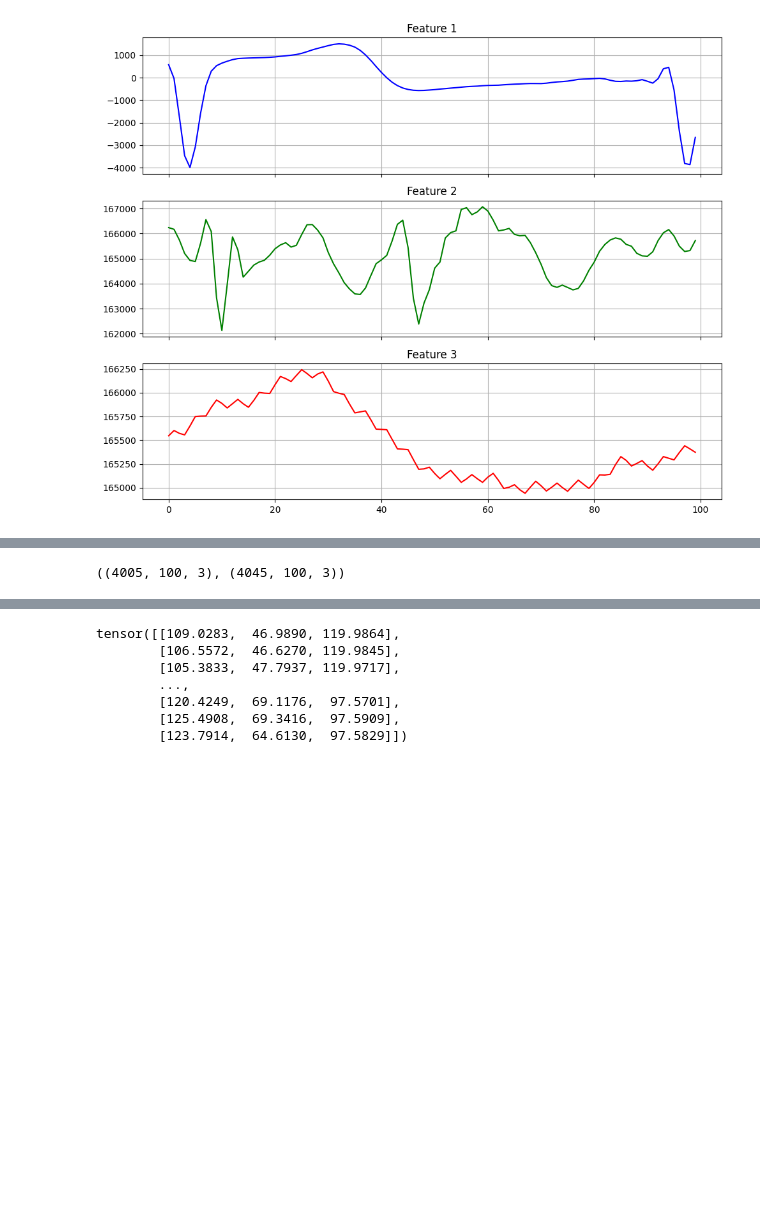
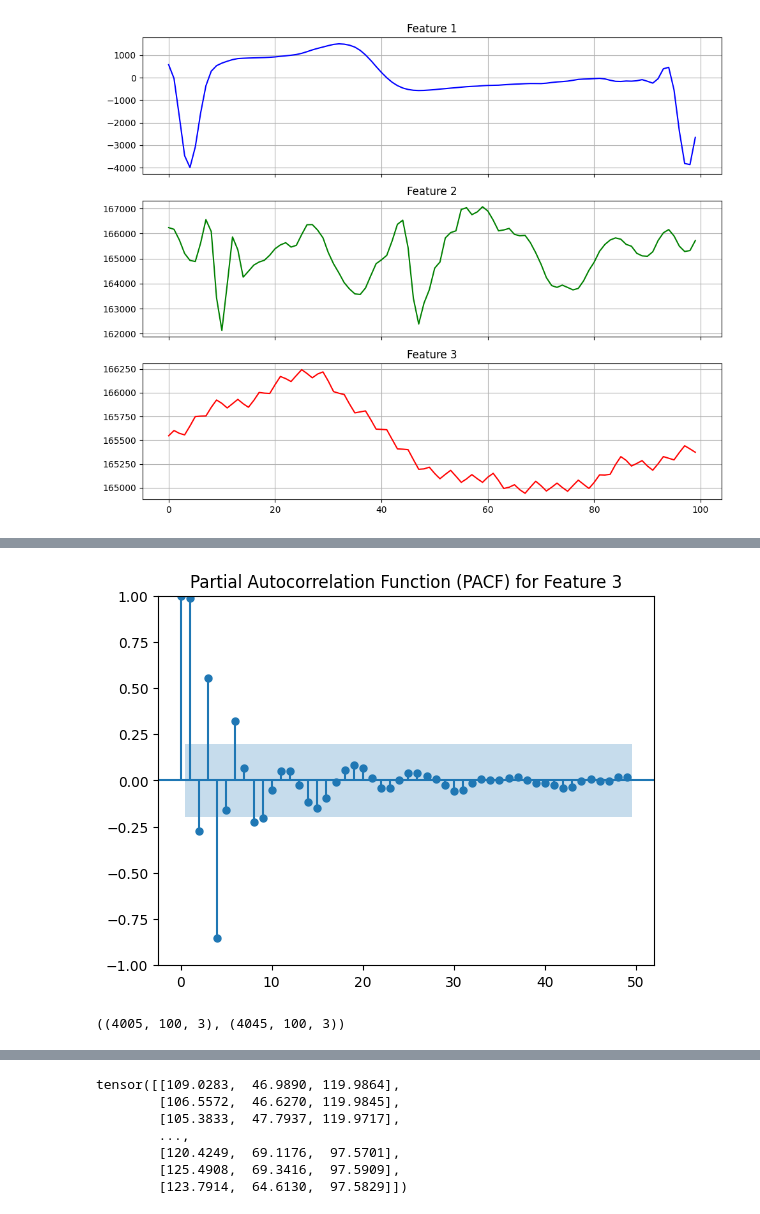
Before and after one commit to luiizsps/blood_pressure_estimator, a Jupyter notebook: blood_pressure_estimator.ipynb, the cells around one changed output, grey strips where cells are left out. Drawn from its saved outputs; the diff is of its cells as text; code cells hidden in the pictures; blank space fills up the shorter version.

```diff
--- a/blood_pressure_estimator.ipynb
+++ b/blood_pressure_estimator.ipynb
@@ -101,12 +102,19 @@ plot_features(x_train)
+# %%
+# Plot the Partial Autocorrelation Function (PACF) for one sample of the third feature
+plot_pacf(x_train[0][2], lags=49, method='ywm') # one sample of the third feature
+plt.title("Partial Autocorrelation Function (PACF) for Feature 3")
+plt.show()
+# %% [output]
+[figure, added]
 # %%
 # transpose from (samples, features, time steps) to (samples, time steps, features)
 x_train = x_train.permute(0, 2, 1).numpy()
 x_test = x_test.permute(0, 2, 1).numpy()
-# %%
-x_train.shape, x_test.shape
-# %% [output]
-((4005, 100, 3), (4045, 100, 3))
 # %%
 # keep only the relevant features for y_train and y_test
 y_train = y_train[:, 1:4]
 y_test = y_test[:, 1:4]
+# %%
+x_train.shape, x_test.shape
+# %% [output]
+((4005, 100, 3), (4045, 100, 3))
```
Also changed, not shown: parts of 21 cells of this notebook, 1 other file.
